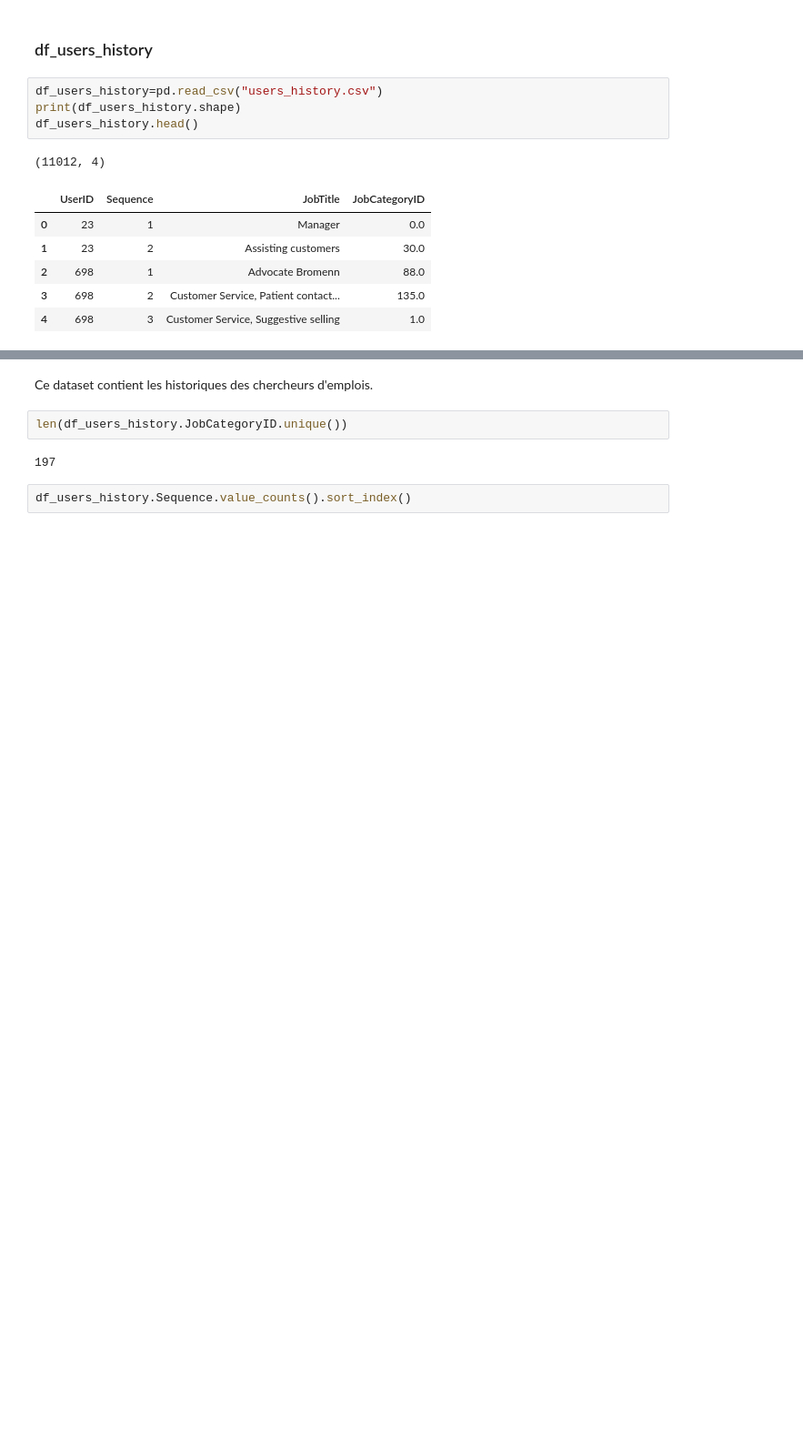
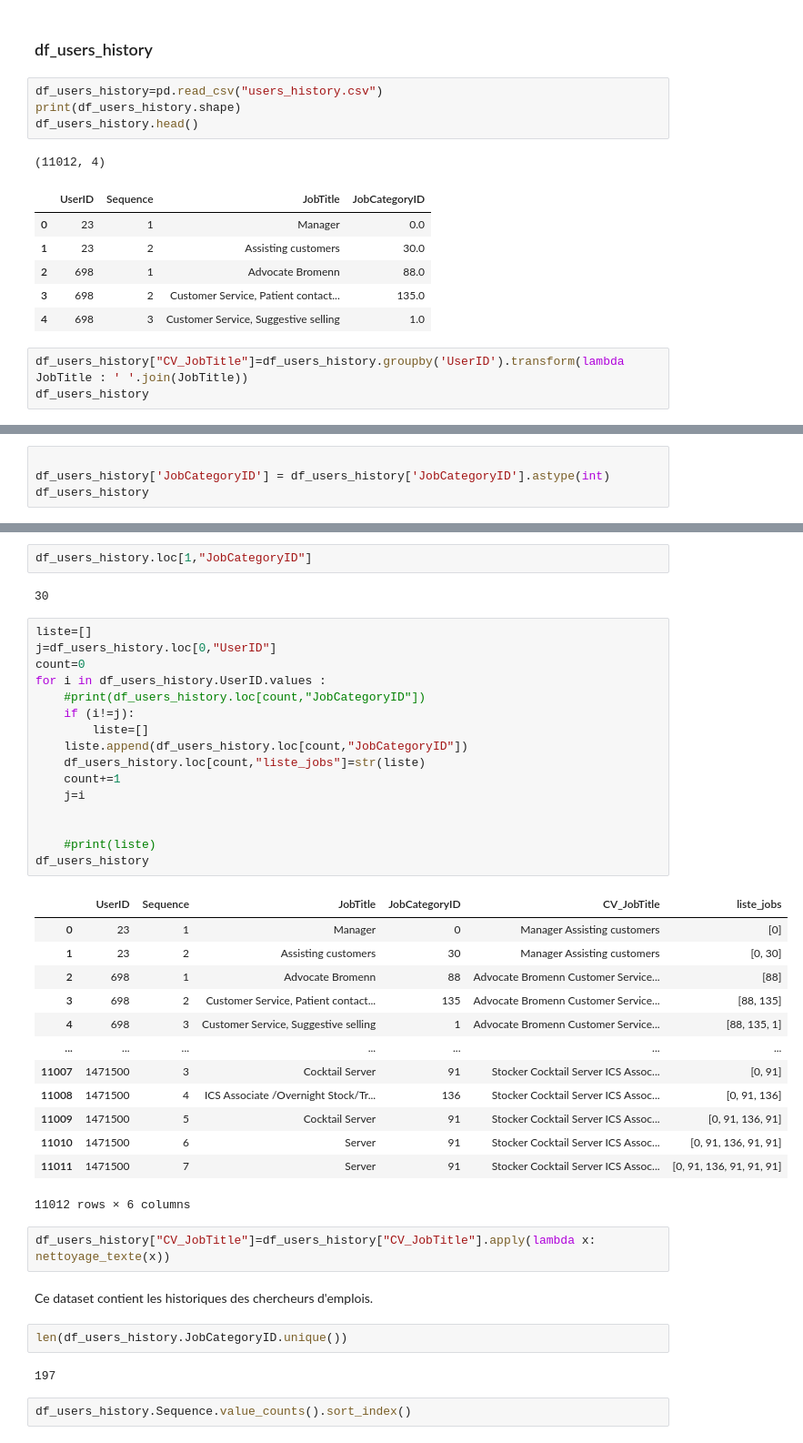
Before and after one commit to 0SJ0/Job-matching, a Jupyter notebook: Job_matching_02_Notebook.ipynb, the cells around one changed output, grey strips where cells are left out. Shown: that part at 91% size. Cells and saved outputs as stored; diff of their text form; blank space fills up the shorter version.

```diff
--- a/Job_matching_02_Notebook.ipynb
+++ b/Job_matching_02_Notebook.ipynb
@@ -222,3 +292,6 @@ df_users_history.head()
 | 2 | 698 | 1 | Advocate Bromenn | 88.0 |
 | 3 | 698 | 2 | Customer Service, Patient contact... | 135.0 |
 | 4 | 698 | 3 | Customer Service, Suggestive selling | 1.0 |
+# %%
+df_users_history["CV_JobTitle"]=df_users_history.groupby('UserID').transform(lambda JobTitle : ' '.join(JobTitle))
+df_users_history
@@ -224,0 +312,4 @@ df_users_history.head()
+# %%
+
+df_users_history['JobCategoryID'] = df_users_history['JobCategoryID'].astype(int)
+df_users_history
@@ -225,3 +330,39 @@ df_users_history.head()
+# %%
+df_users_history.loc[1,"JobCategoryID"]
+# %% [output]
+30
+# %%
+liste=[]
+j=df_users_history.loc[0,"UserID"]
+count=0
+for i in df_users_history.UserID.values :
+    #print(df_users_history.loc[count,"JobCategoryID"])
+    if (i!=j):
+        liste=[]
+    liste.append(df_users_history.loc[count,"JobCategoryID"])
+    df_users_history.loc[count,"liste_jobs"]=str(liste)
+    count+=1
+    j=i
+
+
+    #print(liste)
+df_users_history
+# %% [output]
+|  | UserID | Sequence | JobTitle | JobCategoryID | CV_JobTitle | liste_jobs |
+| 0 | 23 | 1 | Manager | 0 | Manager Assisting customers | [0] |
+| 1 | 23 | 2 | Assisting customers | 30 | Manager Assisting customers | [0, 30] |
+| 2 | 698 | 1 | Advocate Bromenn | 88 | Advocate Bromenn Customer Service... | [88] |
+| 3 | 698 | 2 | Customer Service, Patient contact... | 135 | Advocate Bromenn Customer Service... | [88, 135] |
+| 4 | 698 | 3 | Customer Service, Suggestive selling | 1 | Advocate Bromenn Customer Service... | [88, 135, 1] |
+| ... | ... | ... | ... | ... | ... | ... |
+| 11007 | 1471500 | 3 | Cocktail Server | 91 | Stocker Cocktail Server ICS Assoc... | [0, 91] |
+| 11008 | 1471500 | 4 | ICS Associate /Overnight Stock/Tr... | 136 | Stocker Cocktail Server ICS Assoc... | [0, 91, 136] |
+| 11009 | 1471500 | 5 | Cocktail Server | 91 | Stocker Cocktail Server ICS Assoc... | [0, 91, 136, 91] |
+| 11010 | 1471500 | 6 | Server | 91 | Stocker Cocktail Server ICS Assoc... | [0, 91, 136, 91, 91] |
+| 11011 | 1471500 | 7 | Server | 91 | Stocker Cocktail Server ICS Assoc... | [0, 91, 136, 91, 91, 91] |
+11012 rows × 6 columns
+# %%
+df_users_history["CV_JobTitle"]=df_users_history["CV_JobTitle"].apply(lambda x: nettoyage_texte(x))
 # %% [markdown]
 Ce dataset contient les historiques des chercheurs d'emplois.
 # %%
```
Also changed, not shown: parts of 45 cells of this notebook, 1 other file.
